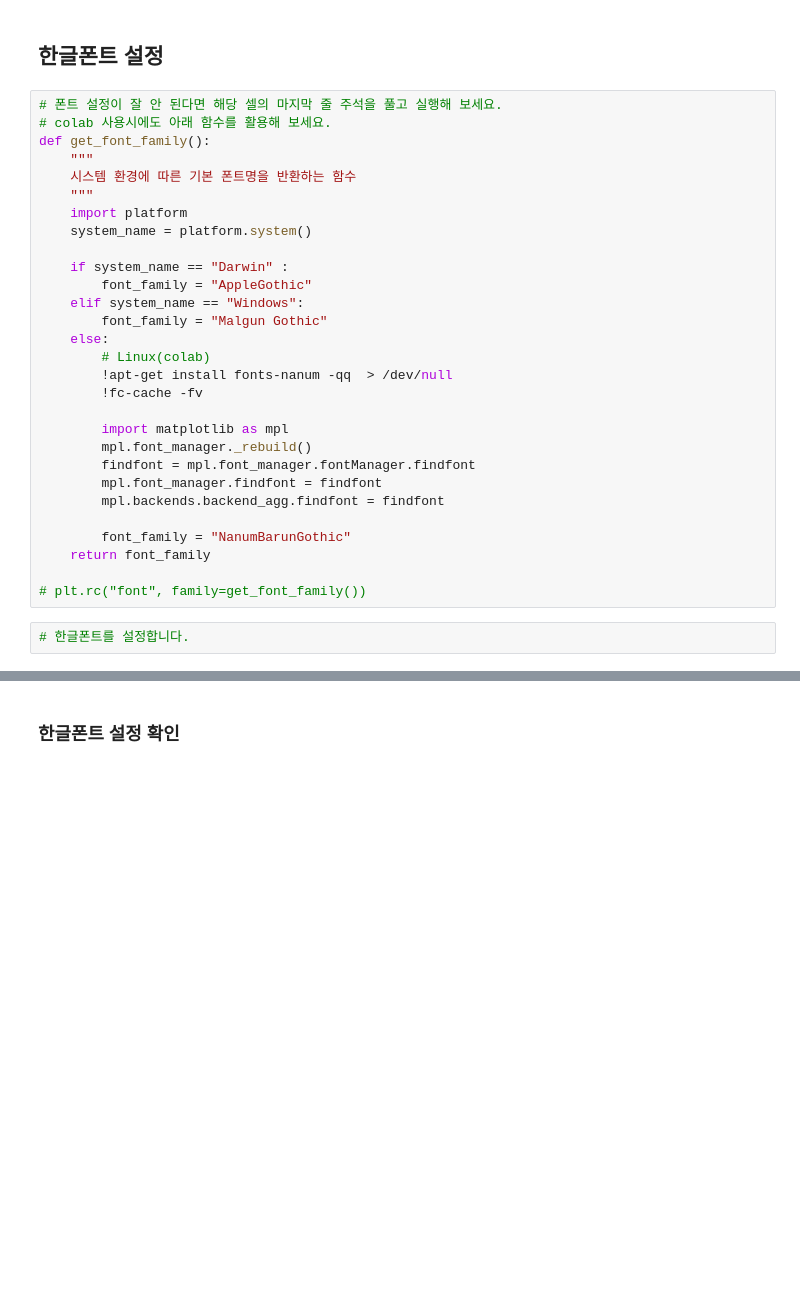
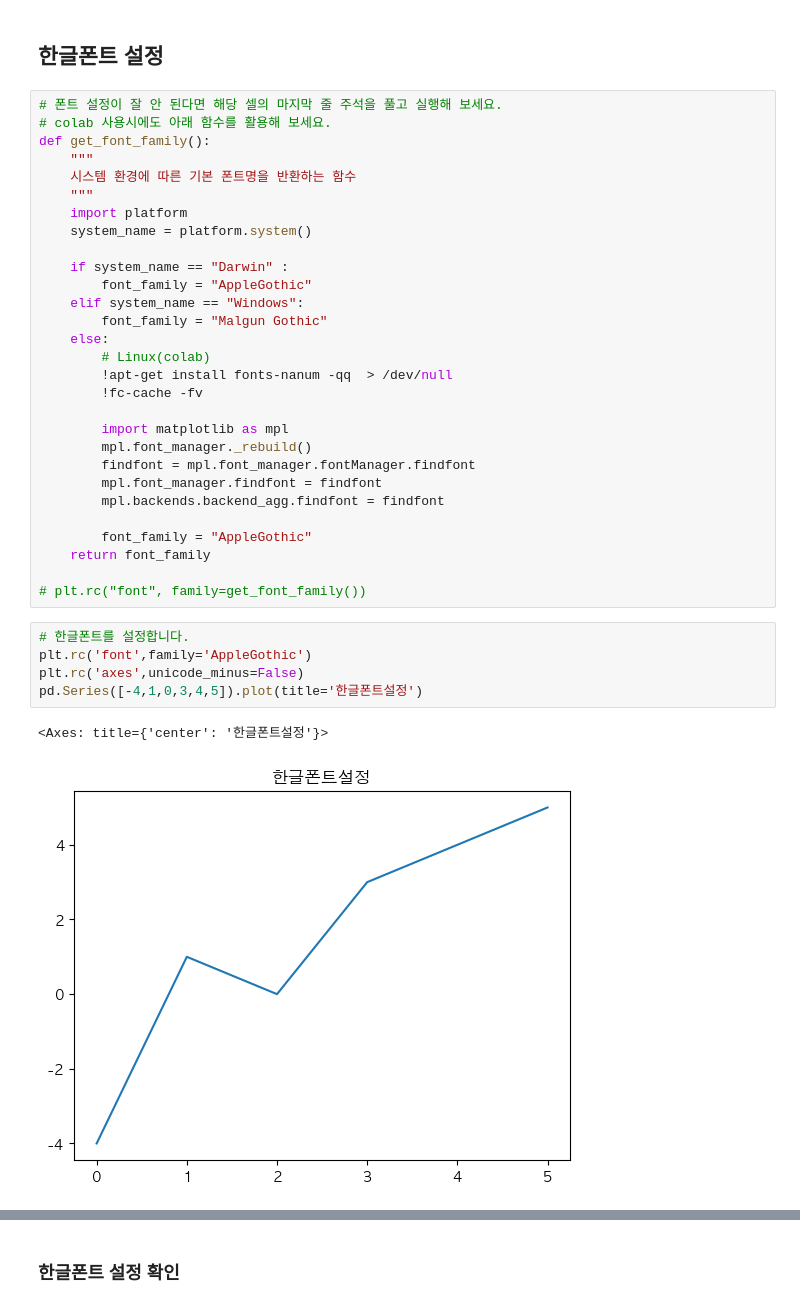
Before and after one commit to online5880/Public-Data-Analysis-in-Python, a Jupyter notebook: store_eda/02_store_eda_input.ipynb, the cells around one changed output, grey strips where cells are left out. Saved outputs shown, nothing was run; the diff lists cells and outputs as text; blank space fills up the shorter version.

```diff
--- a/store_eda/02_store_eda_input.ipynb
+++ b/store_eda/02_store_eda_input.ipynb
@@ -66,11 +69,17 @@ def get_font_family():
         mpl.font_manager.findfont = findfont
         mpl.backends.backend_agg.findfont = findfont
 
-        font_family = "NanumBarunGothic"
+        font_family = "AppleGothic"
     return font_family
 
 # plt.rc("font", family=get_font_family())
-# %%
-# 한글폰트를 설정합니다.
+# %%
+# 한글폰트를 설정합니다.
+plt.rc('font',family='AppleGothic')
+plt.rc('axes',unicode_minus=False)
+pd.Series([-4,1,0,3,4,5]).plot(title='한글폰트설정')
+# %% [output]
+<Axes: title={'center': '한글폰트설정'}>
+[figure, added]
 # %%
 # 레티나 디스플레이로 폰트가 선명하게 표시되도록 합니다.
```
Also changed, not shown: parts of 37 cells of this notebook.
